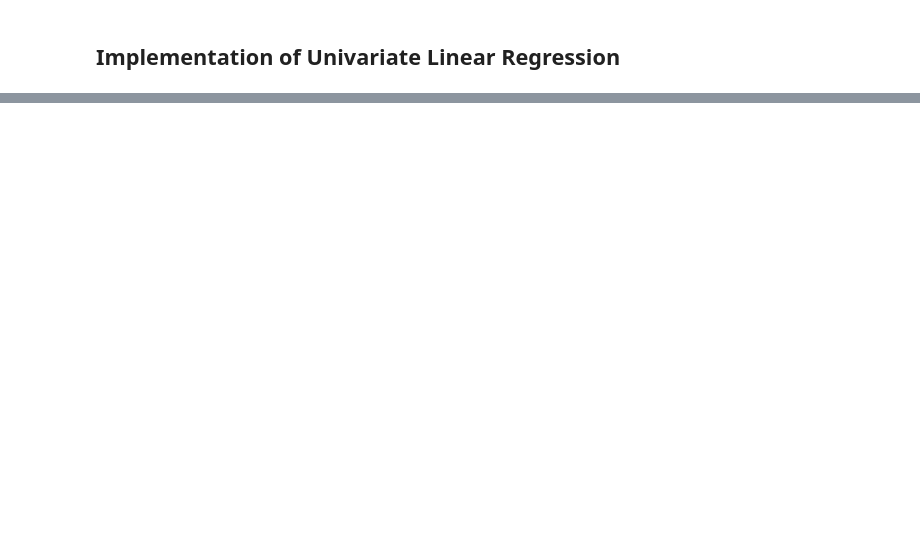
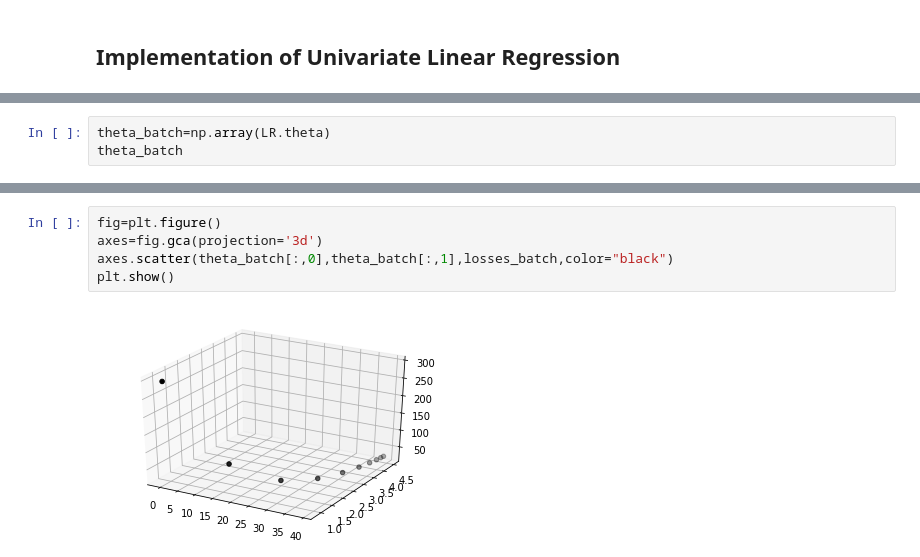
Before and after one commit to ipuneetgupta/Machine-Learning, a Jupyter notebook: LinearRegression/LinearRegressionImplementation.ipynb, the cells around one changed output, grey strips where cells are left out. Drawn from its saved outputs; the diff is of its cells as text; blank space fills up the shorter version.

```diff
--- a/LinearRegression/LinearRegressionImplementation.ipynb
+++ b/LinearRegression/LinearRegressionImplementation.ipynb
@@ -119,0 +189,3 @@ class Univariate_LinearRegression:
+# %%
+theta_batch=np.array(LR.theta)
+theta_batch
@@ -119,0 +216,7 @@ class Univariate_LinearRegression:
+# %%
+fig=plt.figure()
+axes=fig.gca(projection='3d')
+axes.scatter(theta_batch[:,0],theta_batch[:,1],losses_batch,color="black")
+plt.show()
+# %% [output]
+[figure, added]
```
Also changed, not shown: parts of 48 cells of this notebook.
